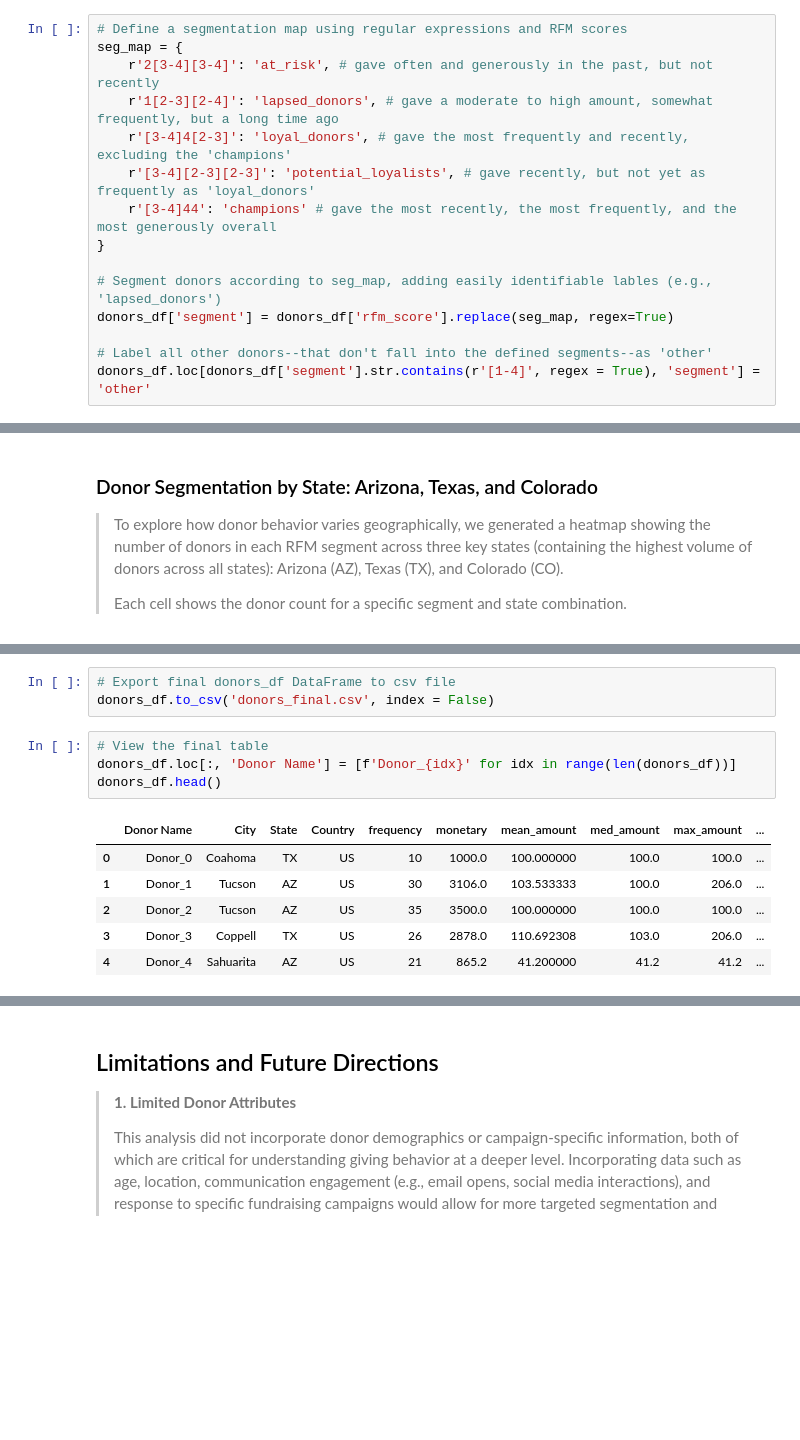
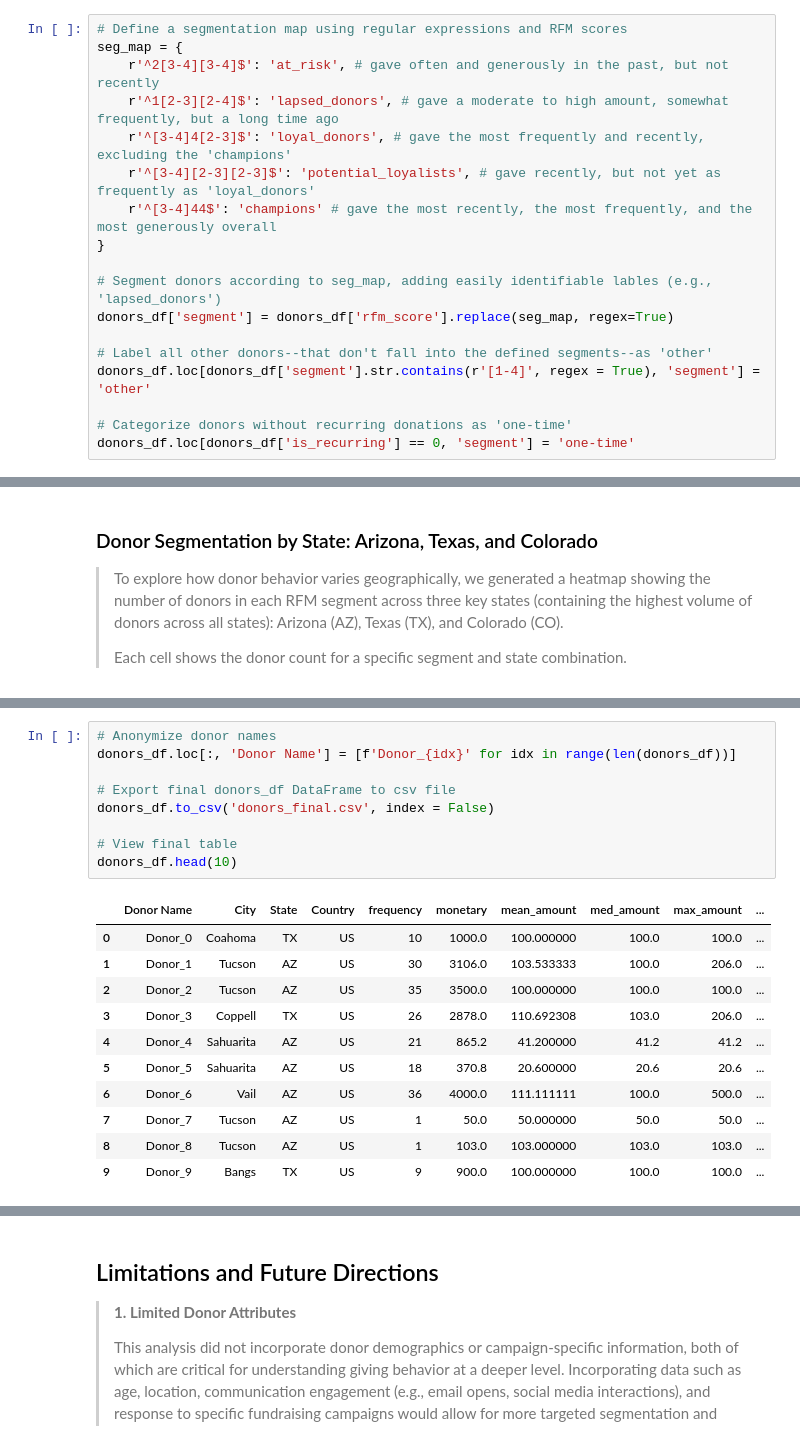
Before and after one commit to chadmgallego/donor-rfm-analysis, a Jupyter notebook: donor_rfm_analysis.ipynb, the cells around one changed output, grey strips where cells are left out. Cells and saved outputs as stored; diff of their text form; blank space fills up the shorter version.

Commit message:
Add files via upload
Added 'one-time' donor segment, log-scaled the donation distribution frequencies

```diff
--- a/donor_rfm_analysis.ipynb
+++ b/donor_rfm_analysis.ipynb
@@ -447,11 +448,11 @@ donors_df['rfm_score'] = donors_df['r_score'].astype('str') + donors_df['f_score
 # %%
 # Define a segmentation map using regular expressions and RFM scores
 seg_map = {
-    r'2[3-4][3-4]': 'at_risk', # gave often and generously in the past, but not recently
-    r'1[2-3][2-4]': 'lapsed_donors', # gave a moderate to high amount, somewhat frequently, but a long time ago
-    r'[3-4]4[2-3]': 'loyal_donors', # gave the most frequently and recently, excluding the 'champions'
-    r'[3-4][2-3][2-3]': 'potential_loyalists', # gave recently, but not yet as frequently as 'loyal_donors'
-    r'[3-4]44': 'champions' # gave the most recently, the most frequently, and the most generously overall
+    r'^2[3-4][3-4]$': 'at_risk', # gave often and generously in the past, but not recently
+    r'^1[2-3][2-4]$': 'lapsed_donors', # gave a moderate to high amount, somewhat frequently, but a long time ago
+    r'^[3-4]4[2-3]$': 'loyal_donors', # gave the most frequently and recently, excluding the 'champions'
+    r'^[3-4][2-3][2-3]$': 'potential_loyalists', # gave recently, but not yet as frequently as 'loyal_donors'
+    r'^[3-4]44$': 'champions' # gave the most recently, the most frequently, and the most generously overall
 }
 
 # Segment donors according to seg_map, adding easily identifiable lables (e.g., 'lapsed_donors')
@@ -459,6 +460,9 @@ donors_df['segment'] = donors_df['rfm_score'].replace(seg_map, regex=True)
 
 # Label all other donors--that don't fall into the defined segments--as 'other'
 donors_df.loc[donors_df['segment'].str.contains(r'[1-4]', regex = True), 'segment'] = 'other'
+
+# Categorize donors without recurring donations as 'one-time'
+donors_df.loc[donors_df['is_recurring'] == 0, 'segment'] = 'one-time'
 # %% [markdown]
 > This segmentation strategy is adapted from the article:
 > [Customer Segmentation with RFM Analysis using Python](https://medium.com/@gurkanc/customer-segmentation-with-rfm-analysis-using-python-8ba043252d33)
@@ -553,17 +556,24 @@ plt.savefig('segment_heatmap.png')
-# %%
-# Export final donors_df DataFrame to csv file
-donors_df.to_csv('donors_final.csv', index = False)
 # %%
-# View the final table
+# Anonymize donor names
 donors_df.loc[:, 'Donor Name'] = [f'Donor_{idx}' for idx in range(len(donors_df))]
-donors_df.head()
+
+# Export final donors_df DataFrame to csv file
+donors_df.to_csv('donors_final.csv', index = False)
+
+# View final table
+donors_df.head(10)
 # %% [output]
 |  | Donor Name | City | State | Country | frequency | monetary | mean_amount | med_amount | max_amount | ... |
 | 0 | Donor_0 | Coahoma | TX | US | 10 | 1000.0 | 100.000000 | 100.0 | 100.0 | ... |
 | 1 | Donor_1 | Tucson | AZ | US | 30 | 3106.0 | 103.533333 | 100.0 | 206.0 | ... |
 | 2 | Donor_2 | Tucson | AZ | US | 35 | 3500.0 | 100.000000 | 100.0 | 100.0 | ... |
 | 3 | Donor_3 | Coppell | TX | US | 26 | 2878.0 | 110.692308 | 103.0 | 206.0 | ... |
 | 4 | Donor_4 | Sahuarita | AZ | US | 21 | 865.2 | 41.200000 | 41.2 | 41.2 | ... |
+| 5 | Donor_5 | Sahuarita | AZ | US | 18 | 370.8 | 20.600000 | 20.6 | 20.6 | ... |
+| 6 | Donor_6 | Vail | AZ | US | 36 | 4000.0 | 111.111111 | 100.0 | 500.0 | ... |
+| 7 | Donor_7 | Tucson | AZ | US | 1 | 50.0 | 50.000000 | 50.0 | 50.0 | ... |
+| 8 | Donor_8 | Tucson | AZ | US | 1 | 103.0 | 103.000000 | 103.0 | 103.0 | ... |
+| 9 | Donor_9 | Bangs | TX | US | 9 | 900.0 | 100.000000 | 100.0 | 100.0 | ... |
 # %% [markdown]
 ## Key Insights & Recommendations
 > **1. One-Time Donors Present a Strategic Opportunity**
```
Also changed, not shown: parts of 11 cells of this notebook.
